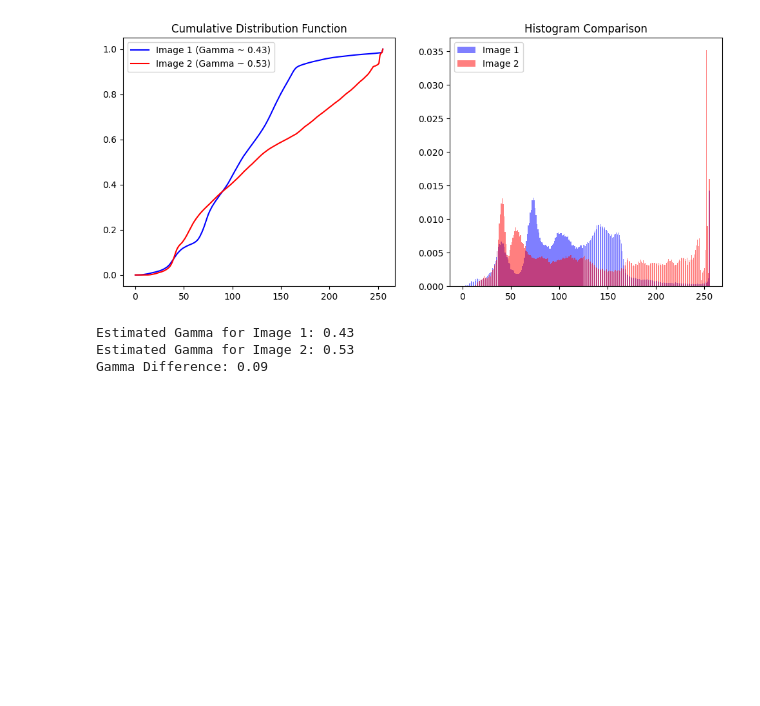
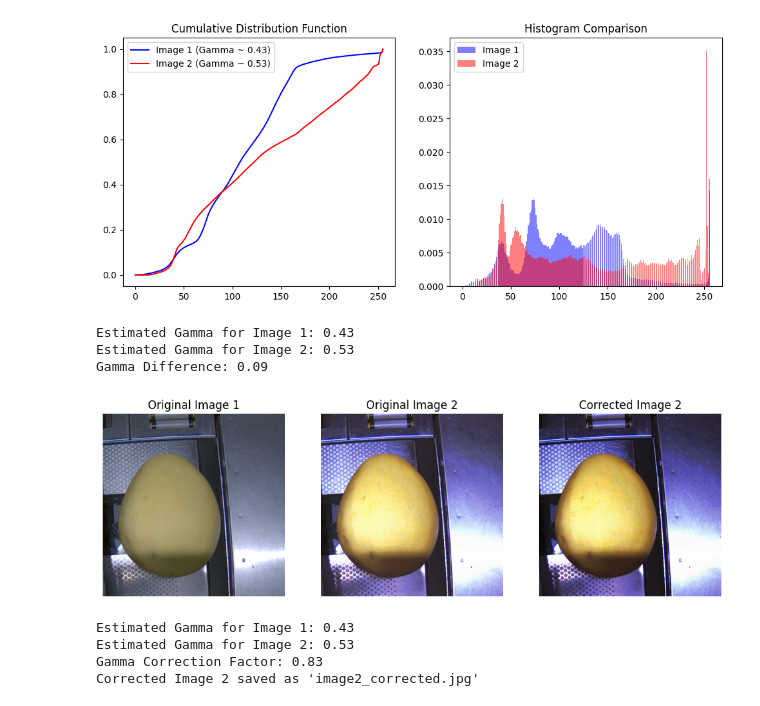
Before and after one commit to alexander-toschev/mbzuai-course, a Jupyter notebook: ImagePreprocessing.ipynb, the cells around one changed output. Cells and saved outputs as stored; diff of their text form; code cells hidden in the pictures; blank space fills up the shorter version.

```diff
--- a/ImagePreprocessing.ipynb
+++ b/ImagePreprocessing.ipynb
@@ -87,3 +87,60 @@ print(f"Gamma Difference: {gamma_difference:.2f}")
 Estimated Gamma for Image 1: 0.43
 Estimated Gamma for Image 2: 0.53
 Gamma Difference: 0.09
+# %%
+# Convert to grayscale for gamma estimation
+gray1 = cv2.cvtColor(img1, cv2.COLOR_BGR2GRAY)
+gray2 = cv2.cvtColor(img2, cv2.COLOR_BGR2GRAY)
+
+# Estimate gamma values using mean intensity ratios
+def estimate_gamma(image):
+    mean_intensity = np.mean(image) / 255.0
+    return mean_intensity
+
+gamma1 = estimate_gamma(gray1)
+gamma2 = estimate_gamma(gray2)
+
+# Calculate the gamma correction factor
+gamma_correction = gamma1 / gamma2
+
+# Apply gamma correction to image2
+def apply_gamma_correction(image, gamma):
+    inv_gamma = 1.0 / gamma
+    table = np.array([(i / 255.0) ** inv_gamma * 255 for i in range(256)]).astype("uint8")
+    return cv2.LUT(image, table)
+
+corrected_img2 = apply_gamma_correction(img2, gamma_correction)
+
+# Save the corrected image
+cv2.imwrite("image2_corrected.jpg", corrected_img2)
+
+# Display images for comparison
+plt.figure(figsize=(12, 6))
+
+plt.subplot(1, 3, 1)
+plt.imshow(cv2.cvtColor(img1, cv2.COLOR_BGR2RGB))
+plt.title("Original Image 1")
+plt.axis("off")
+
+plt.subplot(1, 3, 2)
+plt.imshow(cv2.cvtColor(img2, cv2.COLOR_BGR2RGB))
+plt.title("Original Image 2")
+plt.axis("off")
+
+plt.subplot(1, 3, 3)
+plt.imshow(cv2.cvtColor(corrected_img2, cv2.COLOR_BGR2RGB))
+plt.title("Corrected Image 2")
+plt.axis("off")
+
+plt.show()
+
+print(f"Estimated Gamma for Image 1: {gamma1:.2f}")
+print(f"Estimated Gamma for Image 2: {gamma2:.2f}")
+print(f"Gamma Correction Factor: {gamma_correction:.2f}")
+print("Corrected Image 2 saved as 'image2_corrected.jpg'")
+# %% [output]
+[figure, added]
+Estimated Gamma for Image 1: 0.43
+Estimated Gamma for Image 2: 0.53
+Gamma Correction Factor: 0.83
+Corrected Image 2 saved as 'image2_corrected.jpg'
```
Also changed, not shown: parts of 1 cell of this notebook.
